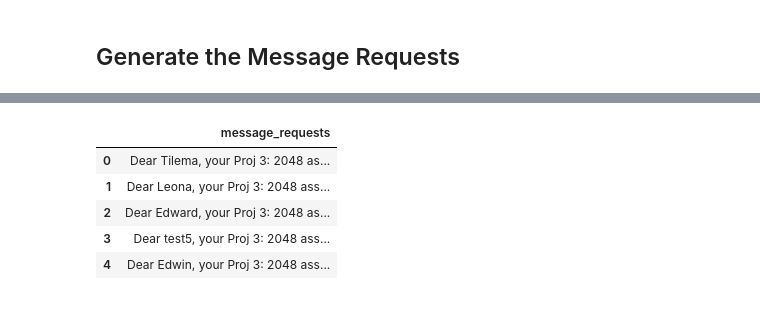
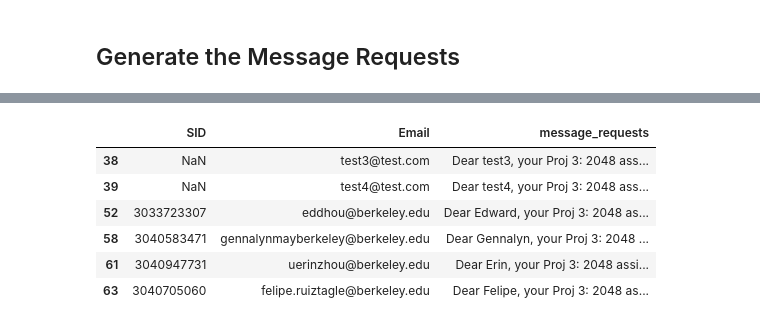
Before and after one commit to AFA-Tooling/remind, a Jupyter notebook: gradesync_input/df_processing.ipynb, the cells around one changed output, grey strips where cells are left out. Cells and saved outputs as stored; diff of their text form; code cells hidden in the pictures.

Commit message:
updated the output of message_requests.csv to be more well designed

```diff
--- a/gradesync_input/df_processing.ipynb
+++ b/gradesync_input/df_processing.ipynb
@@ -41,14 +41,14 @@ project3_df
 65 rows × 14 columns
 # %%
 # Sort project3_df to contain only the 'SID', 'Status', 'Submission Time', 'Lateness (H:M:S)' columns
-project3_filtered_df = project3_df[["b'First Name", 'Last Name', 'SID', 'Status', 'Submission Time', 'Lateness (H:M:S)']]
+project3_filtered_df = project3_df[["b'First Name", 'Last Name', 'SID', 'Email', 'Status', 'Submission Time', 'Lateness (H:M:S)']]
 project3_filtered_df
 
 # Add a new column which labeles this data as 'Proj 3: 2048'
 project3_filtered_df['Project'] = 'Proj 3: 2048'
 
 # Reorder the columns to have 'Project' as the first column
-project3_filtered_df = project3_filtered_df[['Project', "b'First Name", 'Last Name', 'SID', 'Status', 'Submission Time', 'Lateness (H:M:S)']]
+project3_filtered_df = project3_filtered_df[['Project', "b'First Name", 'Last Name', 'SID', 'Email', 'Status', 'Submission Time', 'Lateness (H:M:S)']]
 project3_filtered_df
 # %% [output]
 A value is trying to be set on a copy of a slice from a DataFrame.
@@ -396,16 +399,17 @@ message_requests
 # %%
 # This is the output which should go into the message_requests.csv file
 
 # Create a new dataframe with the message requests
-message_requests_df = pd.DataFrame(message_requests, columns=['message_requests'])
+message_requests_df = missing_students[['SID', 'Email', 'message_requests']].copy()
 message_requests_df
 # %% [output]
-|  | message_requests |
-| 0 | Dear Tilema, your Proj 3: 2048 as... |
-| 1 | Dear Leona, your Proj 3: 2048 ass... |
-| 2 | Dear Edward, your Proj 3: 2048 as... |
-| 3 | Dear test5, your Proj 3: 2048 ass... |
-| 4 | Dear Edwin, your Proj 3: 2048 ass... |
+|  | SID | Email | message_requests |
+| 38 | NaN | test3@test.com | Dear test3, your Proj 3: 2048 ass... |
+| 39 | NaN | test4@test.com | Dear test4, your Proj 3: 2048 ass... |
+| 52 | 3033723307 | eddhou@berkeley.edu | Dear Edward, your Proj 3: 2048 as... |
+| 58 | 3040583471 | gennalynmayberkeley@berkeley.edu | Dear Gennalyn, your Proj 3: 2048 ... |
+| 61 | 3040947731 | uerinzhou@berkeley.edu | Dear Erin, your Proj 3: 2048 assi... |
+| 63 | 3040705060 | felipe.ruiztagle@berkeley.edu | Dear Felipe, your Proj 3: 2048 as... |
 # %%
 # Save the message requests to a CSV file
 message_requests_df.to_csv('message_requests.csv', index=False)
```
Also changed, not shown: parts of 10 cells of this notebook, 1 other file.
